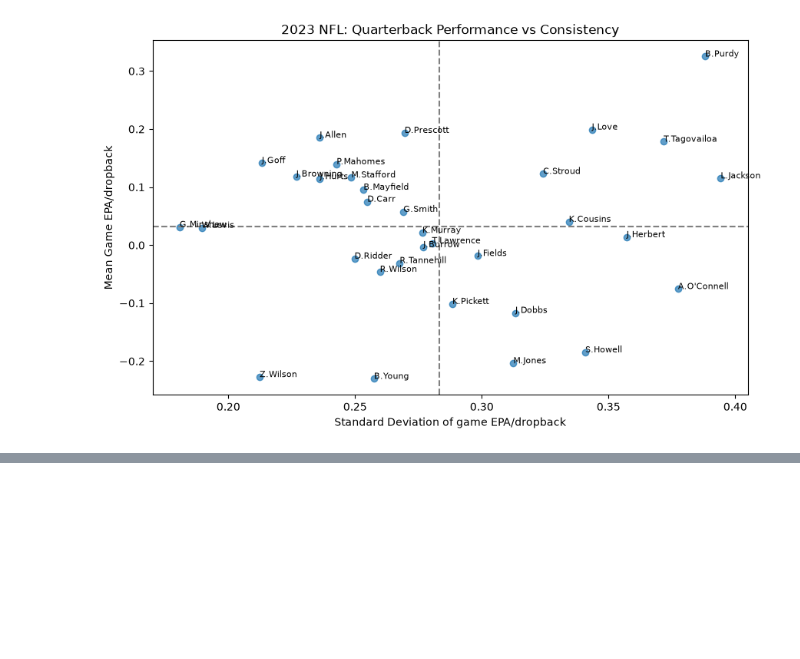
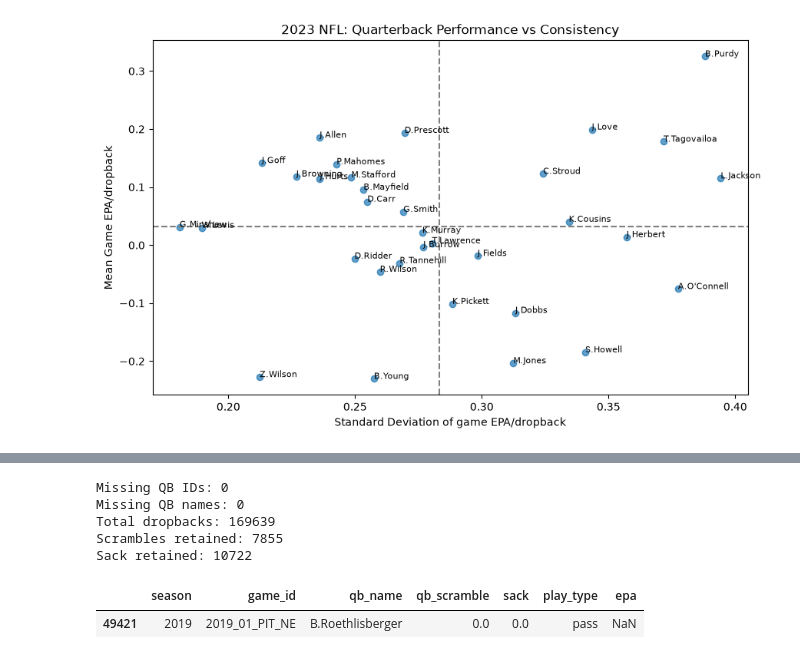
Before and after one commit to JadenGrossbaum/Data-Science, a Jupyter notebook: 01_nfl_qb_target_exploration.ipynb, the cells around one changed output, grey strips where cells are left out. Saved outputs shown, nothing was run; the diff lists cells and outputs as text; code cells hidden in the pictures; blank space fills up the shorter version.

```diff
--- a/01_nfl_qb_target_exploration.ipynb
+++ b/01_nfl_qb_target_exploration.ipynb
@@ -1285,0 +1548,57 @@ plt.show()
+# %%
+qb_plays_multi["qb_id"] = (
+    qb_plays_multi["passer_player_id"]
+    .fillna(qb_plays_multi["rusher_player_id"])
+)
+
+qb_plays_multi["qb_name"] = (
+    qb_plays_multi["passer_player_name"]
+    .fillna(qb_plays_multi["rusher_player_name"])
+)
+# %%
+print(
+    "Missing QB IDs:",
+    qb_plays_multi["qb_id"].isna().sum()
+)
+
+print(
+    "Missing QB names:",
+    qb_plays_multi["qb_name"].isna().sum()
+)
+
+print(
+    "Total dropbacks:",
+    len(qb_plays_multi)
+)
+
+print(
+    "Scrambles retained:",
+    (qb_plays_multi["qb_scramble"] == 1).sum()
+)
+
+print(
+    "Sack retained:",
+    (qb_plays_multi["sack"] == 1).sum()
+)
+# %% [output]
+Missing QB IDs: 0
+Missing QB names: 0
+Total dropbacks: 169639
+Scrambles retained: 7855
+Sack retained: 10722
+# %%
+qb_plays_multi.loc[
+    qb_plays_multi["epa"].isna(),
+    [
+        "season",
+        "game_id",
+        "qb_name",
+        "qb_scramble",
+        "sack",
+        "play_type",
+        "epa"
+    ]
+]
+# %% [output]
+|  | season | game_id | qb_name | qb_scramble | sack | play_type | epa |
+| 49421 | 2019 | 2019_01_PIT_NE | B.Roethlisberger | 0.0 | 0.0 | pass | NaN |
```
Also changed, not shown: parts of 24 cells of this notebook.
